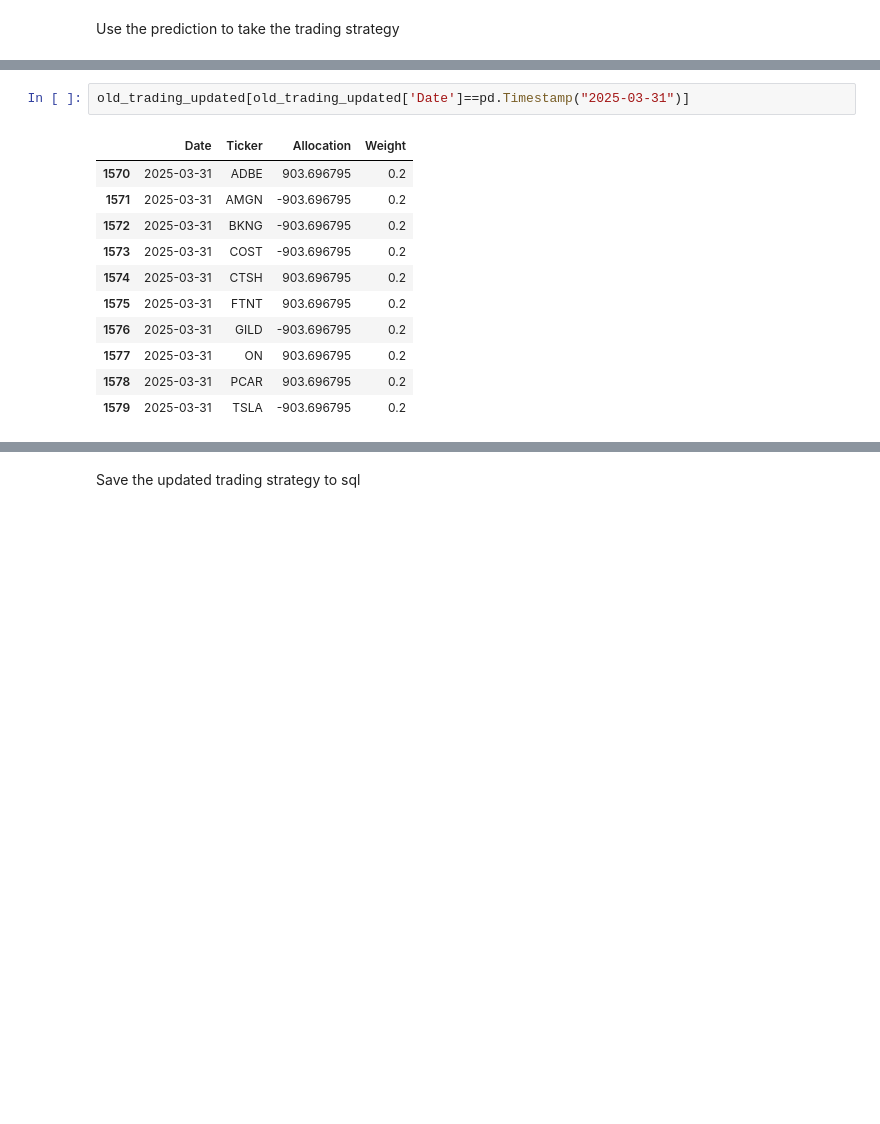
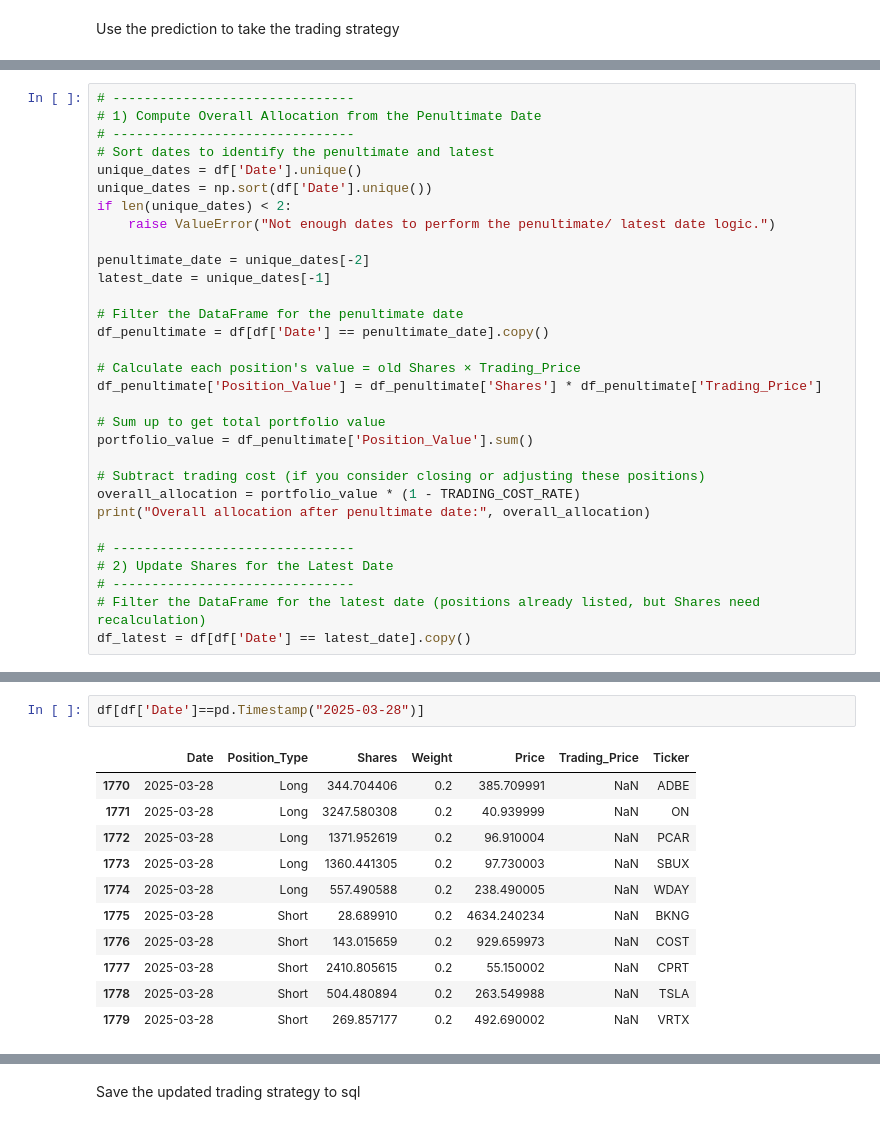
Before and after one commit to GAOCheryl/QF5214_2025_G8, a Jupyter notebook: TeamThree/MASTER-master/final_sentiment_strategy_test.ipynb, the cells around one changed output, grey strips where cells are left out. Saved outputs shown, nothing was run; the diff lists cells and outputs as text; blank space fills up the shorter version.

```diff
--- a/TeamThree/MASTER-master/final_sentiment_strategy_test.ipynb
+++ b/TeamThree/MASTER-master/final_sentiment_strategy_test.ipynb
@@ -703,0 +782,31 @@ New TOP_N long and short rows added:
+# %%
+# -------------------------------
+# 1) Compute Overall Allocation from the Penultimate Date
+# -------------------------------
+# Sort dates to identify the penultimate and latest
+unique_dates = df['Date'].unique()
+unique_dates = np.sort(df['Date'].unique())
+if len(unique_dates) < 2:
+    raise ValueError("Not enough dates to perform the penultimate/ latest date logic.")
+
+penultimate_date = unique_dates[-2]
+latest_date = unique_dates[-1]
+
+# Filter the DataFrame for the penultimate date
+df_penultimate = df[df['Date'] == penultimate_date].copy()
+
+# Calculate each position's value = old Shares × Trading_Price
+df_penultimate['Position_Value'] = df_penultimate['Shares'] * df_penultimate['Trading_Price']
+
+# Sum up to get total portfolio value
+portfolio_value = df_penultimate['Position_Value'].sum()
+
+# Subtract trading cost (if you consider closing or adjusting these positions)
+overall_allocation = portfolio_value * (1 - TRADING_COST_RATE)
+print("Overall allocation after penultimate date:", overall_allocation)
+
+# -------------------------------
+# 2) Update Shares for the Latest Date
+# -------------------------------
+# Filter the DataFrame for the latest date (positions already listed, but Shares need recalculation)
+df_latest = df[df['Date'] == latest_date].copy()
@@ -704,14 +878,14 @@ New TOP_N long and short rows added:
 # %%
-old_trading_updated[old_trading_updated['Date']==pd.Timestamp("2025-03-31")]
+df[df['Date']==pd.Timestamp("2025-03-28")]
 # %% [output]
-|  | Date | Ticker | Allocation | Weight |
-| 1570 | 2025-03-31 | ADBE | 903.696795 | 0.2 |
-| 1571 | 2025-03-31 | AMGN | -903.696795 | 0.2 |
-| 1572 | 2025-03-31 | BKNG | -903.696795 | 0.2 |
-| 1573 | 2025-03-31 | COST | -903.696795 | 0.2 |
-| 1574 | 2025-03-31 | CTSH | 903.696795 | 0.2 |
-| 1575 | 2025-03-31 | FTNT | 903.696795 | 0.2 |
-| 1576 | 2025-03-31 | GILD | -903.696795 | 0.2 |
-| 1577 | 2025-03-31 | ON | 903.696795 | 0.2 |
-| 1578 | 2025-03-31 | PCAR | 903.696795 | 0.2 |
-| 1579 | 2025-03-31 | TSLA | -903.696795 | 0.2 |
+|  | Date | Position_Type | Shares | Weight | Price | Trading_Price | Ticker |
+| 1770 | 2025-03-28 | Long | 344.704406 | 0.2 | 385.709991 | NaN | ADBE |
+| 1771 | 2025-03-28 | Long | 3247.580308 | 0.2 | 40.939999 | NaN | ON |
+| 1772 | 2025-03-28 | Long | 1371.952619 | 0.2 | 96.910004 | NaN | PCAR |
+| 1773 | 2025-03-28 | Long | 1360.441305 | 0.2 | 97.730003 | NaN | SBUX |
+| 1774 | 2025-03-28 | Long | 557.490588 | 0.2 | 238.490005 | NaN | WDAY |
+| 1775 | 2025-03-28 | Short | 28.689910 | 0.2 | 4634.240234 | NaN | BKNG |
+| 1776 | 2025-03-28 | Short | 143.015659 | 0.2 | 929.659973 | NaN | COST |
+| 1777 | 2025-03-28 | Short | 2410.805615 | 0.2 | 55.150002 | NaN | CPRT |
+| 1778 | 2025-03-28 | Short | 504.480894 | 0.2 | 263.549988 | NaN | TSLA |
+| 1779 | 2025-03-28 | Short | 269.857177 | 0.2 | 492.690002 | NaN | VRTX |
```
Also changed, not shown: parts of 31 cells of this notebook, 1 other file.
